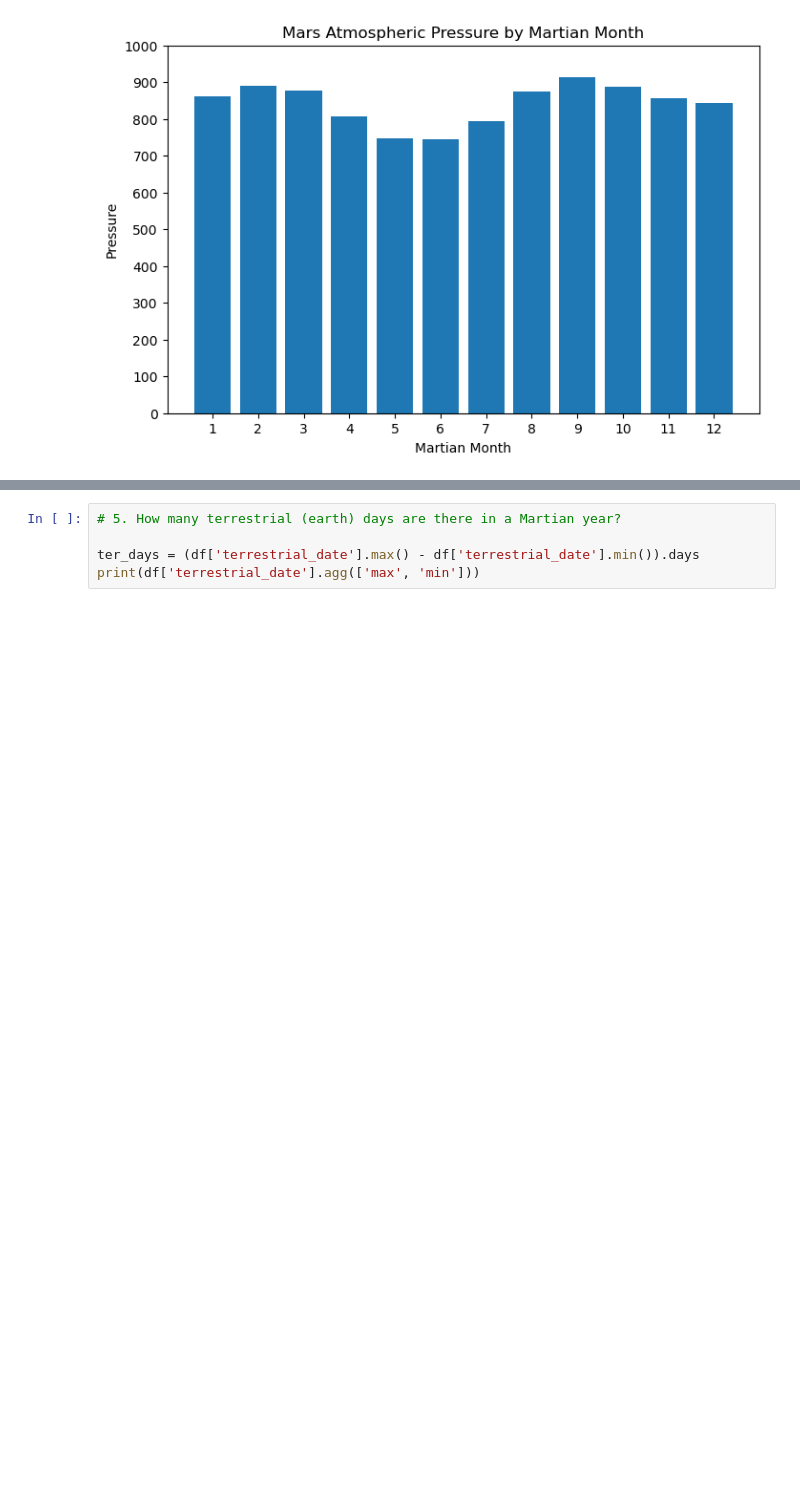
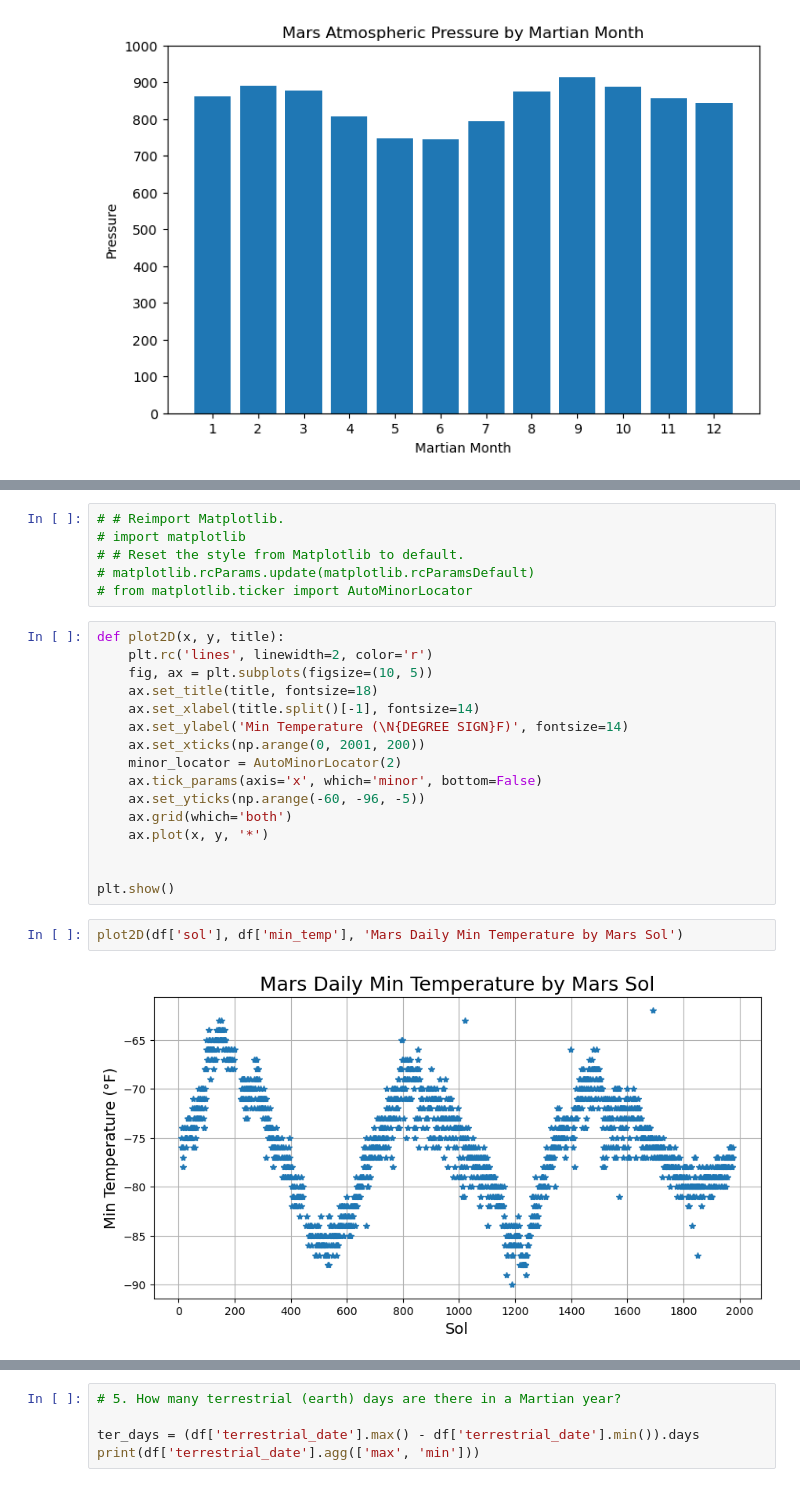
Before and after one commit to MeerKar/WebScraping, a Jupyter notebook: part_2_mars_weather.ipynb, the cells around one changed output, grey strips where cells are left out. Cells and saved outputs as stored; diff of their text form; blank space fills up the shorter version.

```diff
--- a/part_2_mars_weather.ipynb
+++ b/part_2_mars_weather.ipynb
@@ -350,0 +378,26 @@ barplot(minpress_df['month'], minpress_df['pressure'], 'Mars Atmospheric Pressur
+# %%
+# # Reimport Matplotlib.
+# import matplotlib
+# # Reset the style from Matplotlib to default.
+# matplotlib.rcParams.update(matplotlib.rcParamsDefault)
+# from matplotlib.ticker import AutoMinorLocator
+# %%
+def plot2D(x, y, title):
+    plt.rc('lines', linewidth=2, color='r')
+    fig, ax = plt.subplots(figsize=(10, 5))
+    ax.set_title(title, fontsize=18)
+    ax.set_xlabel(title.split()[-1], fontsize=14)
+    ax.set_ylabel('Min Temperature (\N{DEGREE SIGN}F)', fontsize=14)
+    ax.set_xticks(np.arange(0, 2001, 200))
+    minor_locator = AutoMinorLocator(2)
+    ax.tick_params(axis='x', which='minor', bottom=False)
+    ax.set_yticks(np.arange(-60, -96, -5))
+    ax.grid(which='both')
+    ax.plot(x, y, '*')
+
+
+plt.show()
+# %%
+plot2D(df['sol'], df['min_temp'], 'Mars Daily Min Temperature by Mars Sol')
+# %% [output]
+[figure, added]
```
Also changed, not shown: parts of 12 cells of this notebook, 1 other file.
